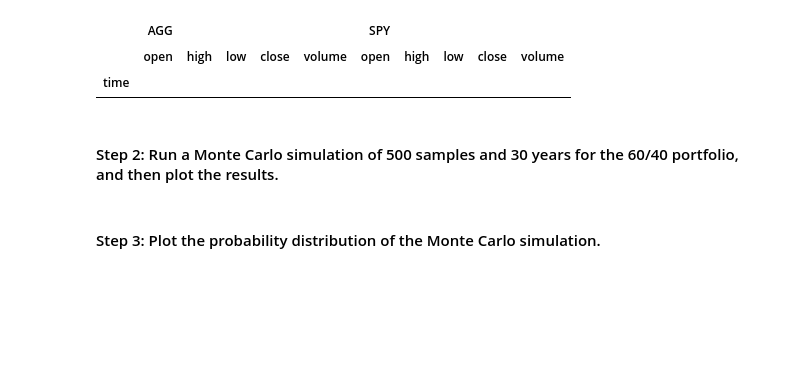
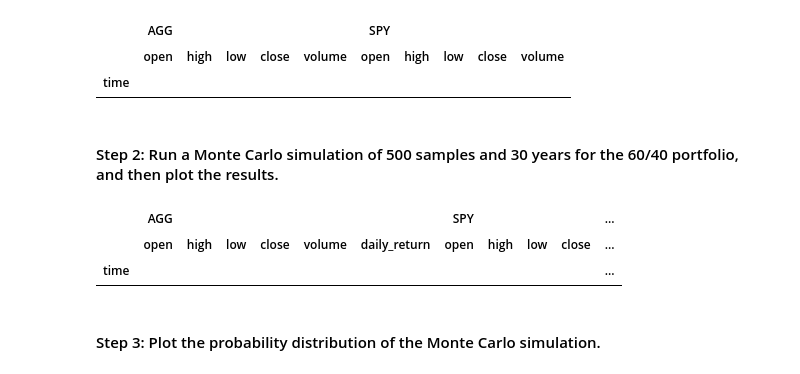
Before and after one commit to jojomani/financial_planner_tools, a Jupyter notebook: financial_planning_tools.ipynb, the cells around one changed output. Saved outputs shown, nothing was run; the diff lists cells and outputs as text; code cells hidden in the pictures; blank space fills up the shorter version.

Commit message:
Adding Monte Carlo simulation code blocks

```diff
--- a/financial_planning_tools.ipynb
+++ b/financial_planning_tools.ipynb
@@ -425,7 +425,7 @@ In this section, you’ll use the MCForecastTools library to create a Monte Carl
 # Set start and end dates of 3 years back from your current date
 # Alternatively, you can use an end date of 2020-08-07 and work 3 years back from that date
 start_3 = pd.Timestamp("2020-08-07", tz="America/New_York").isoformat()
-end_3 = pd.Timestamp("2017-08-07", tz="America/New_York").isoformat()
+end_3 = pd.Timestamp("2016-08-07", tz="America/New_York").isoformat()
 
 # Set number of rows to 1000 to retrieve the maximum amount of rows
 limit_rows = 1000
@@ -454,10 +454,20 @@ df_portfolio_3year.head()
 # %%
 # Configure the Monte Carlo simulation to forecast 30 years cumulative returns
 # The weights should be split 40% to AGG and 60% to SPY.
 # Run 500 samples.
-# YOUR CODE HERE
+
+thirty_year_simulation = MCSimulation(
+    portfolio_data=df_portfolio_3year,
+    weights=[0.25, 0.75],
+    num_simulation=500,
+    num_trading_days=7560,
+)
 
 # Review the simulation input data
-# YOUR CODE HERE
+thirty_year_simulation.portfolio_data.dropna()
+# %% [output]
+|  | AGG |  |  |  |  |  | SPY |  |  |  | ... |
+|  | open | high | low | close | volume | daily_return | open | high | low | close | ... |
+| time |  |  |  |  |  |  |  |  |  |  | ... |
 # %%
 # Run the Monte Carlo simulation to forecast 30 years cumulative returns
```
Also changed, not shown: parts of 2 cells of this notebook.
